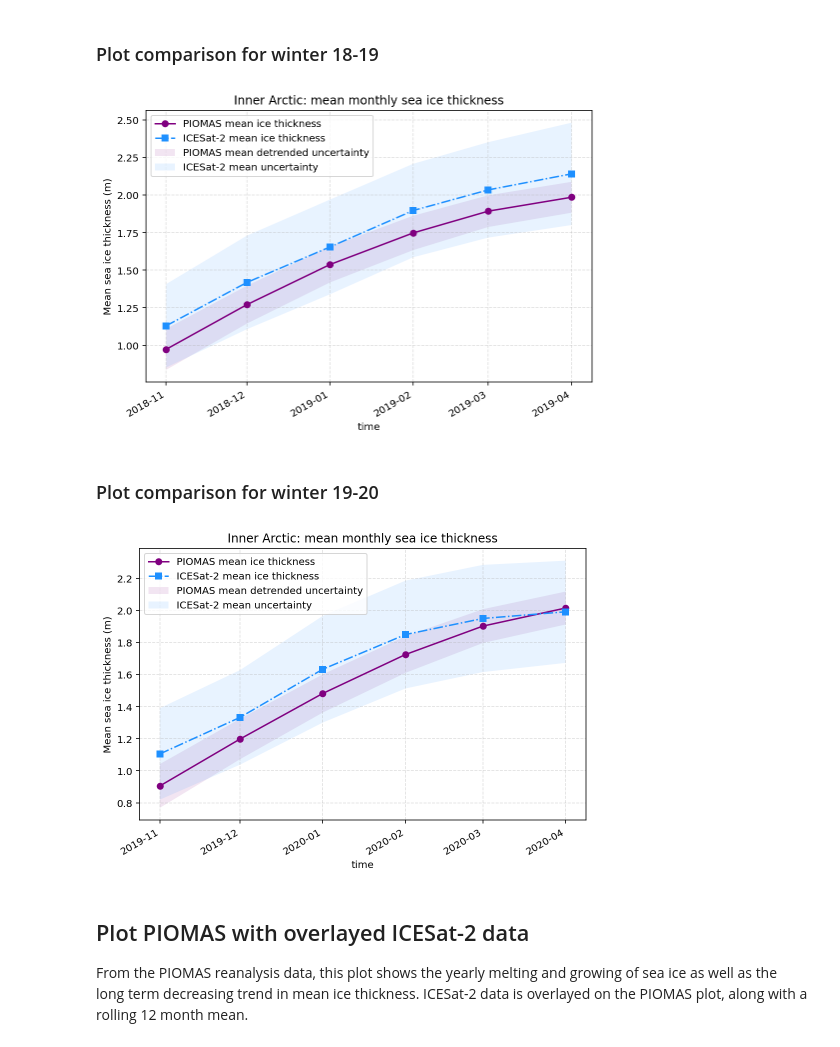
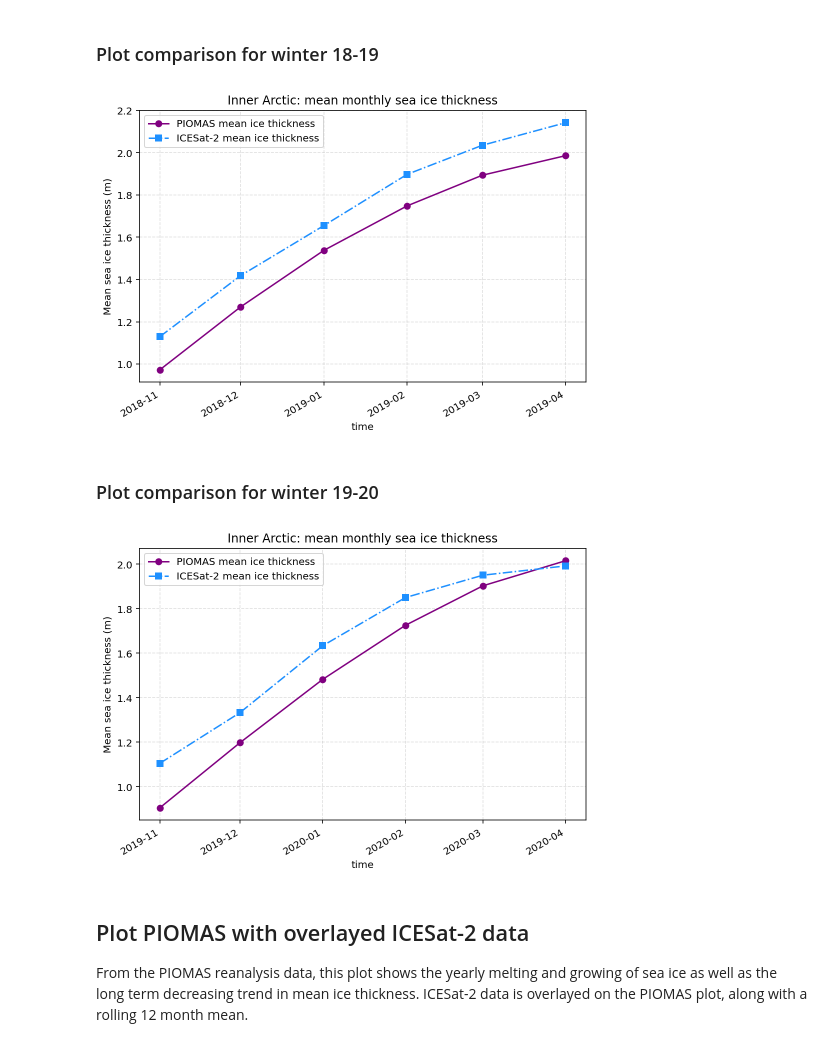
Before and after one commit to nicolejkeeney/icesat2-book, a Jupyter notebook: PIOMAS.ipynb, the cells around one changed output. Saved outputs shown, nothing was run; the diff lists cells and outputs as text; code cells hidden in the pictures.

```diff
--- a/PIOMAS.ipynb
+++ b/PIOMAS.ipynb
@@ -210,7 +218,7 @@ Here we will plot PIOMAS and ICESat-2 mean monthly ice thickness on the same axe
 # %% [markdown]
 ### Define plotting function
 # %%
-def plotMeans(PIO, IS2, title = None, figPath = None, showUncertainty = False):
+def plotMeans(PIO, IS2, title = None, figPath = None, uncertainty = False):
     """Plot ICESat-2 ice thickness and PIOMAS ice thickness on the same axis
 
     Args:
@@ -255,15 +263,15 @@ def plotMeans(PIO, IS2, title = None, figPath = None, showUncertainty = False):
 # %% [markdown]
 ### Plot comparison for winter 18-19
 # %%
-plotMeans(PIO = PIO.sel(time = slice('Nov 2018','Apr 2019')), IS2 = IS2.sel(time = slice('Nov 2018','Apr 2019')), showUncertainty = True, figPath = '/Users/nicolekeeney/Desktop/posterImages/pioicesat2019.png')
+plotMeans(PIO = PIO.sel(time = slice('Nov 2018','Apr 2019')), IS2 = IS2.sel(time = slice('Nov 2018','Apr 2019')))
 # %% [output]
-[figure, old version]
+[figure, new version]
 # %% [markdown]
 ### Plot comparison for winter 19-20
 # %%
-plotMeans(PIO = PIO.sel(time = slice('Nov 2019','Apr 2020')), IS2 = IS2.sel(time = slice('Nov 2019','Apr 2020')), showUncertainty = True, figPath = '/Users/nicolekeeney/Desktop/posterImages/pioicesat2020.png')
+plotMeans(PIO = PIO.sel(time = slice('Nov 2019','Apr 2020')), IS2 = IS2.sel(time = slice('Nov 2019','Apr 2020')))
 # %% [output]
-[figure, old version]
+[figure, new version]
 # %% [markdown]
 ## Plot PIOMAS with overlayed ICESat-2 data
 From the PIOMAS reanalysis data, this plot shows the yearly melting and growing of sea ice as well as the long term decreasing trend in mean ice thickness. ICESat-2 data is overlayed on the PIOMAS plot, along with a rolling 12 month mean.
```
Also changed, not shown: parts of 2 cells of this notebook.
